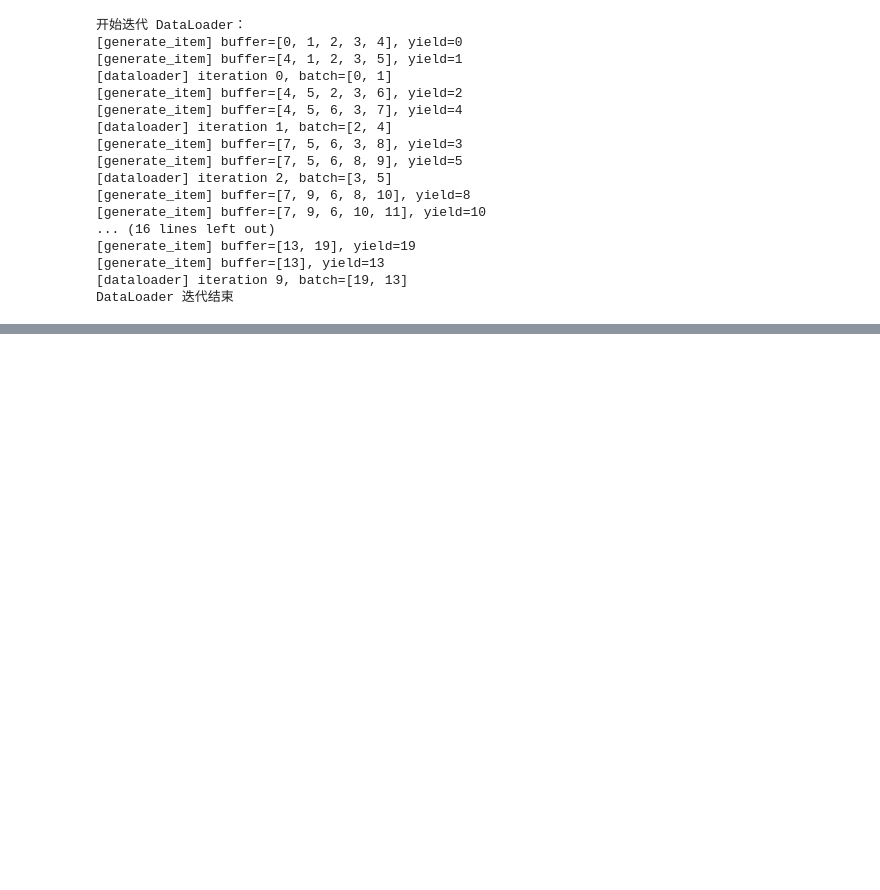
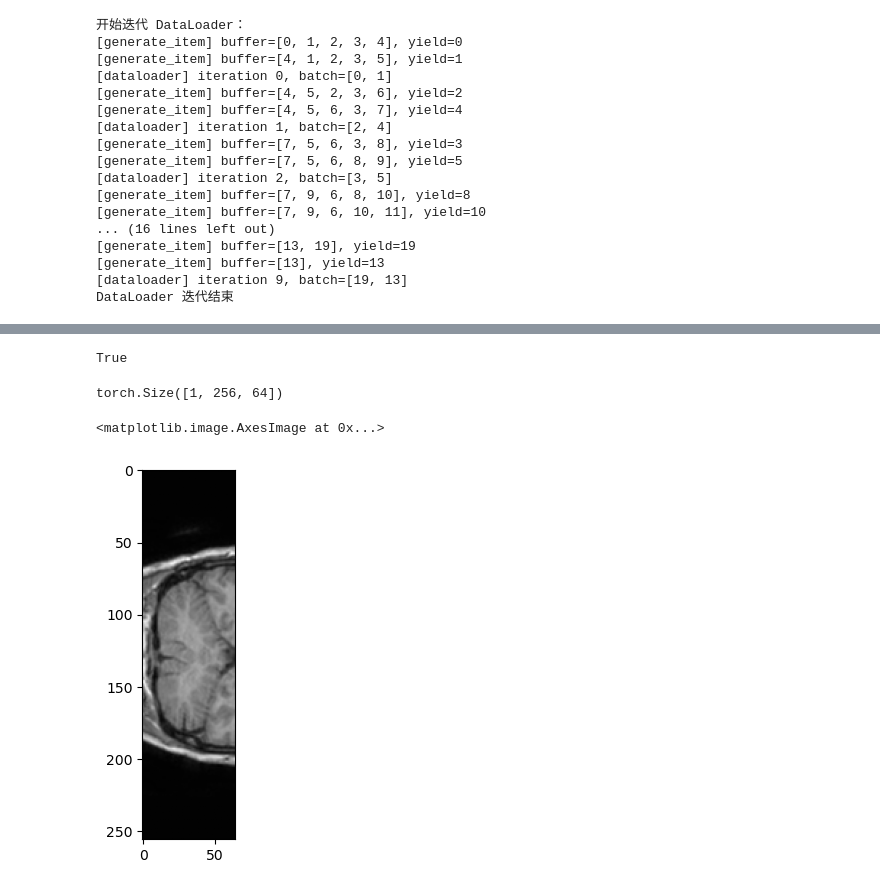
Before and after one commit to bnbqq8/DiffusionMBIR, a Jupyter notebook: toy.ipynb, the cells around one changed output, grey strips where cells are left out. Saved outputs shown, nothing was run; the diff lists cells and outputs as text; code cells hidden in the pictures; blank space fills up the shorter version.

```diff
--- a/toy.ipynb
+++ b/toy.ipynb
@@ -280,0 +466,29 @@ DataLoader 迭代结束
+# %%
+patient_ids = ["IXI652-Guys-1116"]
+slice_idx = 5
+key = f"{patient_ids[0]}_{slice_idx:03d}".encode("ascii")
+print(key.decode("ascii").split("_")[0] in patient_ids)
+# %% [output]
+True
+# %%
+# test lmdb dataset
+import ml_collections
+from datasets import get_IXI_dataset
+
+config = ml_collections.ConfigDict()
+config.data = ml_collections.ConfigDict()
+config.data.seq = "T1"
+config.data.orientation = "COR"
+config.data.json = "dataset_split.json"
+train_val = "validation"
+dataset = get_IXI_dataset(config, train_val=train_val)
+# %%
+import matplotlib.pyplot as plt
+
+print(dataset[0].shape)
+W, H = dataset[0].shape[1], dataset[0].shape[1]
+plt.imshow(dataset[64][0].numpy(), cmap="gray")
+# %% [output]
+torch.Size([1, 256, 64])
+<matplotlib.image.AxesImage at 0x...>
+[figure, added]
```
Also changed, not shown: parts of 22 cells of this notebook, 11 other files.
